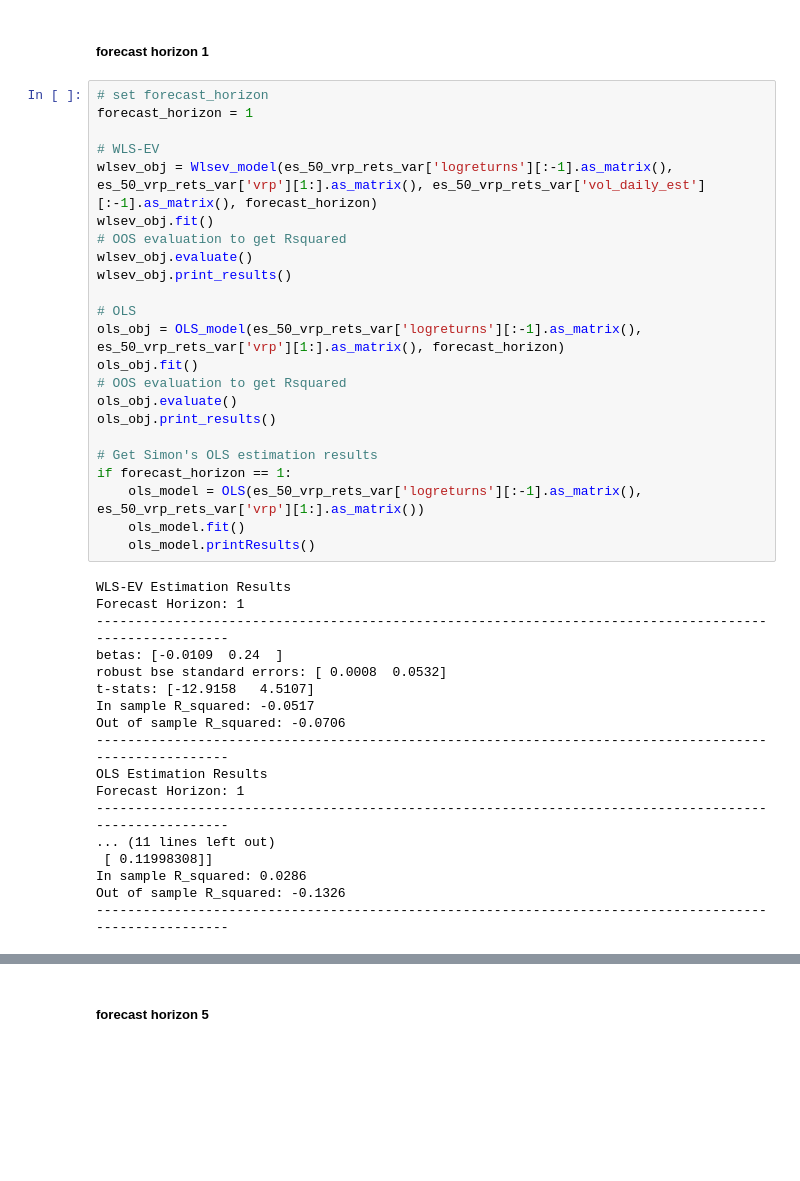
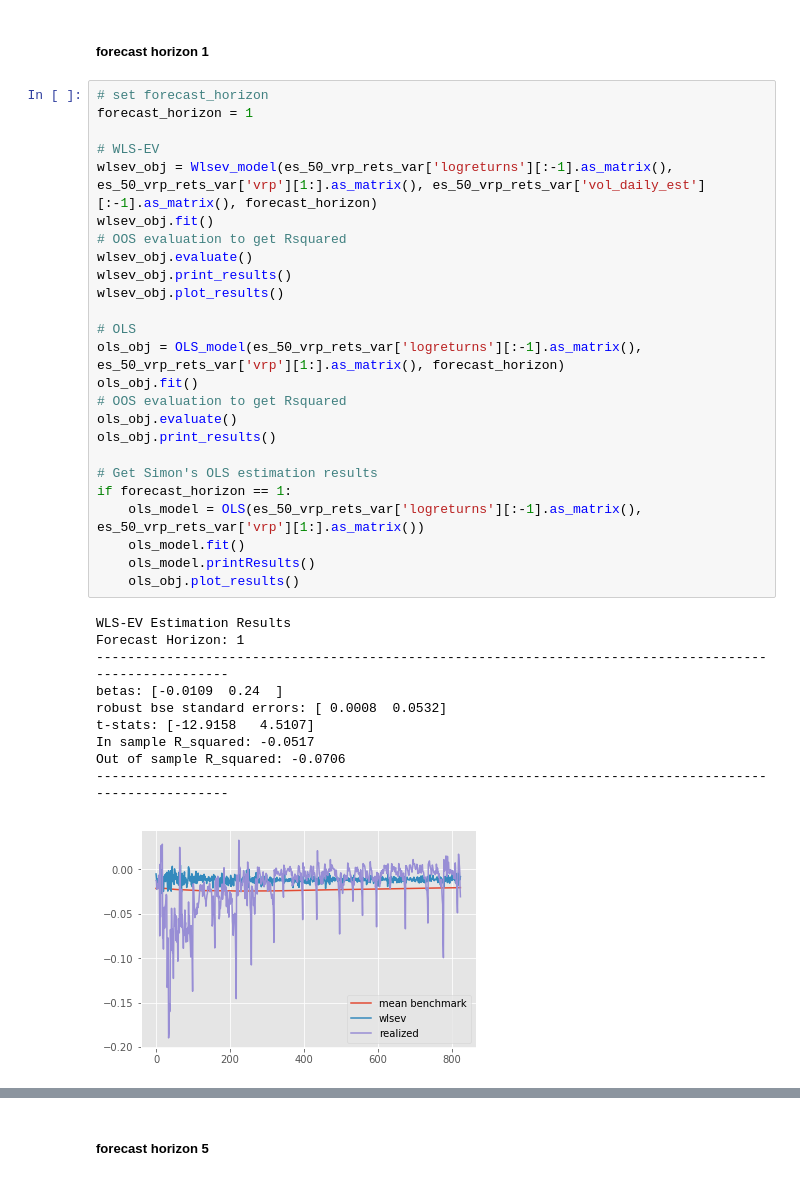
Before and after one commit to tobikuhlmann/robust-linear-forecasting, a Jupyter notebook: wlsev_analysis.ipynb, the cells around one changed output, grey strips where cells are left out. Drawn from its saved outputs; the diff is of its cells as text; blank space fills up the shorter version.

```diff
--- a/wlsev_analysis.ipynb
+++ b/wlsev_analysis.ipynb
@@ -277,38 +299,33 @@ forecast_horizon = 1
 
 # WLS-EV
 wlsev_obj = Wlsev_model(es_50_vrp_rets_var['logreturns'][:-1].as_matrix(), es_50_vrp_rets_var['vrp'][1:].as_matrix(), es_50_vrp_rets_var['vol_daily_est'][:-1].as_matrix(), forecast_horizon)
 wlsev_obj.fit()
 # OOS evaluation to get Rsquared
 wlsev_obj.evaluate()
 wlsev_obj.print_results()
+wlsev_obj.plot_results()
 
 # OLS
 ols_obj = OLS_model(es_50_vrp_rets_var['logreturns'][:-1].as_matrix(), es_50_vrp_rets_var['vrp'][1:].as_matrix(), forecast_horizon)
 ols_obj.fit()
 # OOS evaluation to get Rsquared
 ols_obj.evaluate()
 ols_obj.print_results()
 
 # Get Simon's OLS estimation results
 if forecast_horizon == 1:
     ols_model = OLS(es_50_vrp_rets_var['logreturns'][:-1].as_matrix(), es_50_vrp_rets_var['vrp'][1:].as_matrix())
     ols_model.fit()
     ols_model.printResults()
+    ols_obj.plot_results()
 # %% [output]
 WLS-EV Estimation Results
 Forecast Horizon: 1
 -------------------------------------------------------------------------------------------------------
 betas: [-0.0109  0.24  ]
 robust bse standard errors: [ 0.0008  0.0532]
 t-stats: [-12.9158   4.5107]
 In sample R_squared: -0.0517
 Out of sample R_squared: -0.0706
 -------------------------------------------------------------------------------------------------------
-OLS Estimation Results
-Forecast Horizon: 1
--------------------------------------------------------------------------------------------------------
-... (11 lines left out)
- [ 0.11998308]]
-In sample R_squared: 0.0286
-Out of sample R_squared: -0.1326
--------------------------------------------------------------------------------------------------------
+[figure, added]
```
Also changed, not shown: parts of 7 cells of this notebook, 3 other files.
